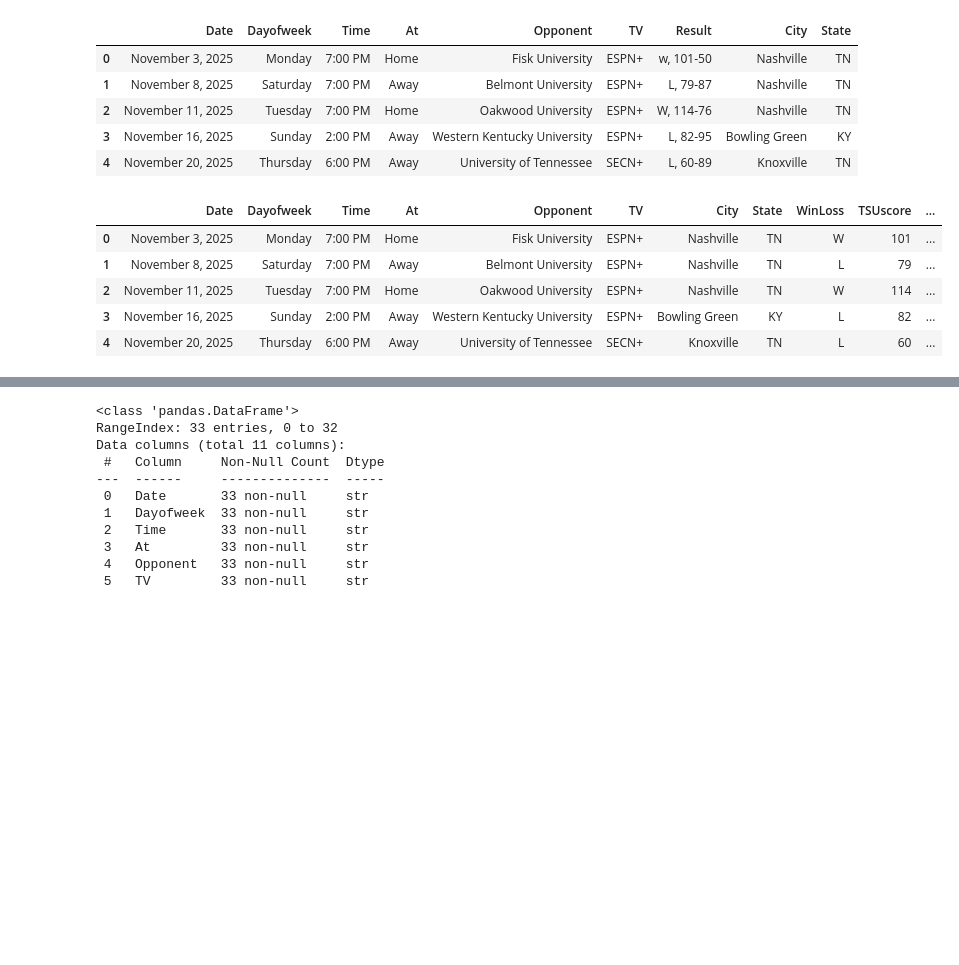
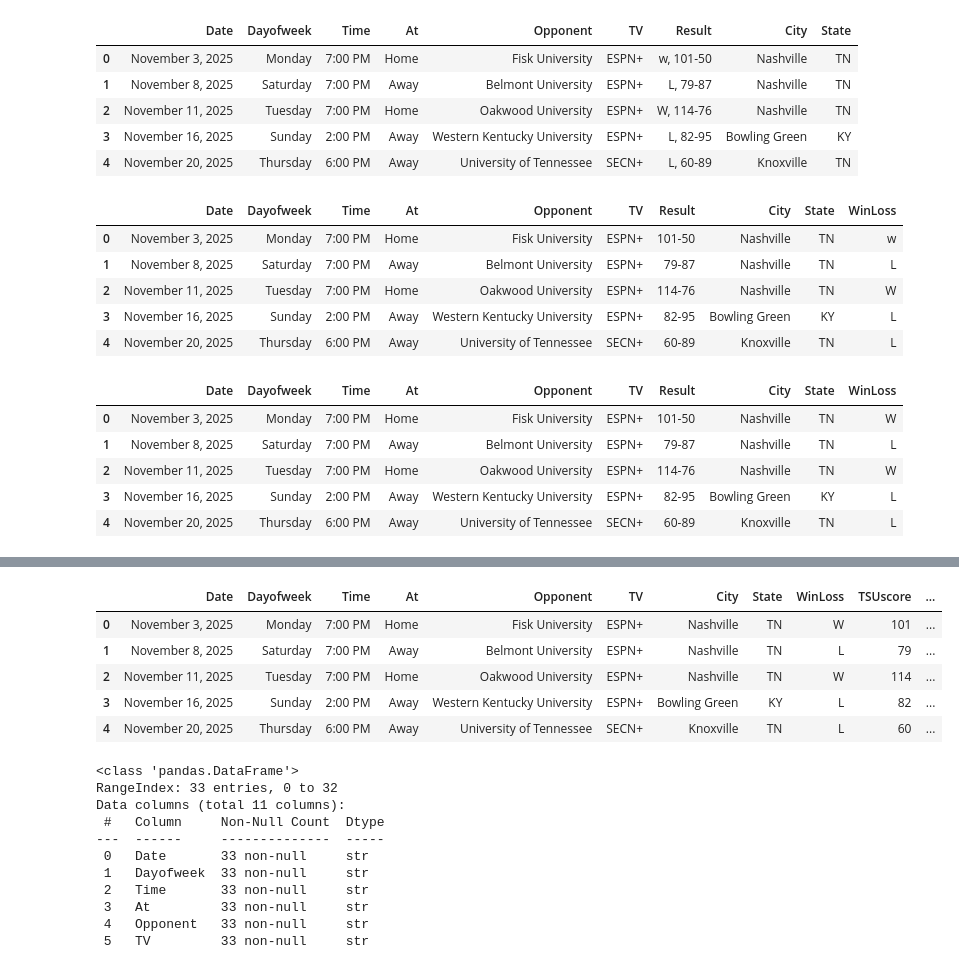
Before and after one commit to e-harrell/TSUBasketball, a Jupyter notebook: initial code.ipynb, the cells around one changed output, grey strips where cells are left out. Drawn from its saved outputs; the diff is of its cells as text; code cells hidden in the pictures; blank space fills up the shorter version.

```diff
--- a/initial code.ipynb
+++ b/initial code.ipynb
@@ -542,18 +542,27 @@ df.head()
 # %%
 #split Result column into WinLoss, TSUscore, Oppscore columns
 #first split Result into WinLoss & Result
 df[["WinLoss", "Result"]] = df.Result.str.split(',', expand=True)
+df.head()
 #make WinLoss uppercase
 df['WinLoss']= df['WinLoss'].str.upper()
+df.head()
 #split Result again into TSUscore and Oppscore
 df[['TSUscore', 'Oppscore']] = df.Result.str.split('-', expand=True)
+df.head()
 #drop Result column
 df=df.drop(columns=['Result'])
 df.head()
 # %% [output]
-|  | Date | Dayofweek | Time | At | Opponent | TV | City | State | WinLoss | TSUscore | ... |
-| 0 | November 3, 2025 | Monday | 7:00 PM | Home | Fisk University | ESPN+ | Nashville | TN | W | 101 | ... |
-| 1 | November 8, 2025 | Saturday | 7:00 PM | Away | Belmont University | ESPN+ | Nashville | TN | L | 79 | ... |
-| 2 | November 11, 2025 | Tuesday | 7:00 PM | Home | Oakwood University | ESPN+ | Nashville | TN | W | 114 | ... |
-| 3 | November 16, 2025 | Sunday | 2:00 PM | Away | Western Kentucky University | ESPN+ | Bowling Green | KY | L | 82 | ... |
-| 4 | November 20, 2025 | Thursday | 6:00 PM | Away | University of Tennessee | SECN+ | Knoxville | TN | L | 60 | ... |
+|  | Date | Dayofweek | Time | At | Opponent | TV | Result | City | State | WinLoss |
+| 0 | November 3, 2025 | Monday | 7:00 PM | Home | Fisk University | ESPN+ | 101-50 | Nashville | TN | w |
+| 1 | November 8, 2025 | Saturday | 7:00 PM | Away | Belmont University | ESPN+ | 79-87 | Nashville | TN | L |
+| 2 | November 11, 2025 | Tuesday | 7:00 PM | Home | Oakwood University | ESPN+ | 114-76 | Nashville | TN | W |
+| 3 | November 16, 2025 | Sunday | 2:00 PM | Away | Western Kentucky University | ESPN+ | 82-95 | Bowling Green | KY | L |
+| 4 | November 20, 2025 | Thursday | 6:00 PM | Away | University of Tennessee | SECN+ | 60-89 | Knoxville | TN | L |
+|  | Date | Dayofweek | Time | At | Opponent | TV | Result | City | State | WinLoss |
+| 0 | November 3, 2025 | Monday | 7:00 PM | Home | Fisk University | ESPN+ | 101-50 | Nashville | TN | W |
+| 1 | November 8, 2025 | Saturday | 7:00 PM | Away | Belmont University | ESPN+ | 79-87 | Nashville | TN | L |
+| 2 | November 11, 2025 | Tuesday | 7:00 PM | Home | Oakwood University | ESPN+ | 114-76 | Nashville | TN | W |
+| 3 | November 16, 2025 | Sunday | 2:00 PM | Away | Western Kentucky University | ESPN+ | 82-95 | Bowling Green | KY | L |
+| 4 | November 20, 2025 | Thursday | 6:00 PM | Away | University of Tennessee | SECN+ | 60-89 | Knoxville | TN | L |
@@ -560,3 +575,9 @@ df.head()
+|  | Date | Dayofweek | Time | At | Opponent | TV | City | State | WinLoss | TSUscore | ... |
+| 0 | November 3, 2025 | Monday | 7:00 PM | Home | Fisk University | ESPN+ | Nashville | TN | W | 101 | ... |
+| 1 | November 8, 2025 | Saturday | 7:00 PM | Away | Belmont University | ESPN+ | Nashville | TN | L | 79 | ... |
+| 2 | November 11, 2025 | Tuesday | 7:00 PM | Home | Oakwood University | ESPN+ | Nashville | TN | W | 114 | ... |
+| 3 | November 16, 2025 | Sunday | 2:00 PM | Away | Western Kentucky University | ESPN+ | Bowling Green | KY | L | 82 | ... |
+| 4 | November 20, 2025 | Thursday | 6:00 PM | Away | University of Tennessee | SECN+ | Knoxville | TN | L | 60 | ... |
 # %%
 #get information on dataframe
 df.info()
```
Also changed, not shown: parts of 11 cells of this notebook.
